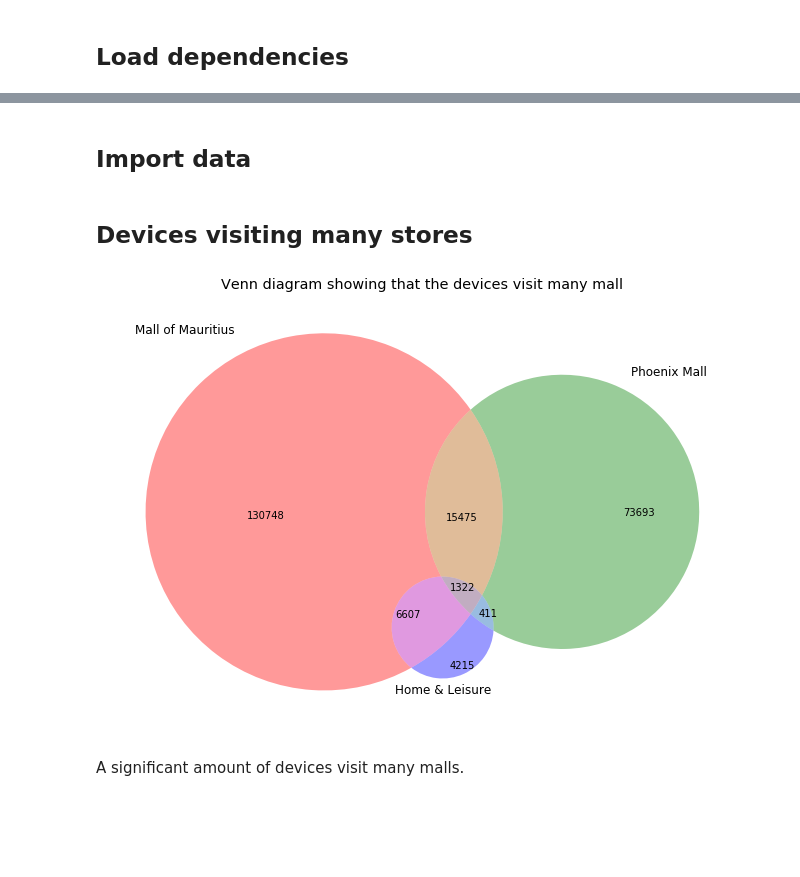
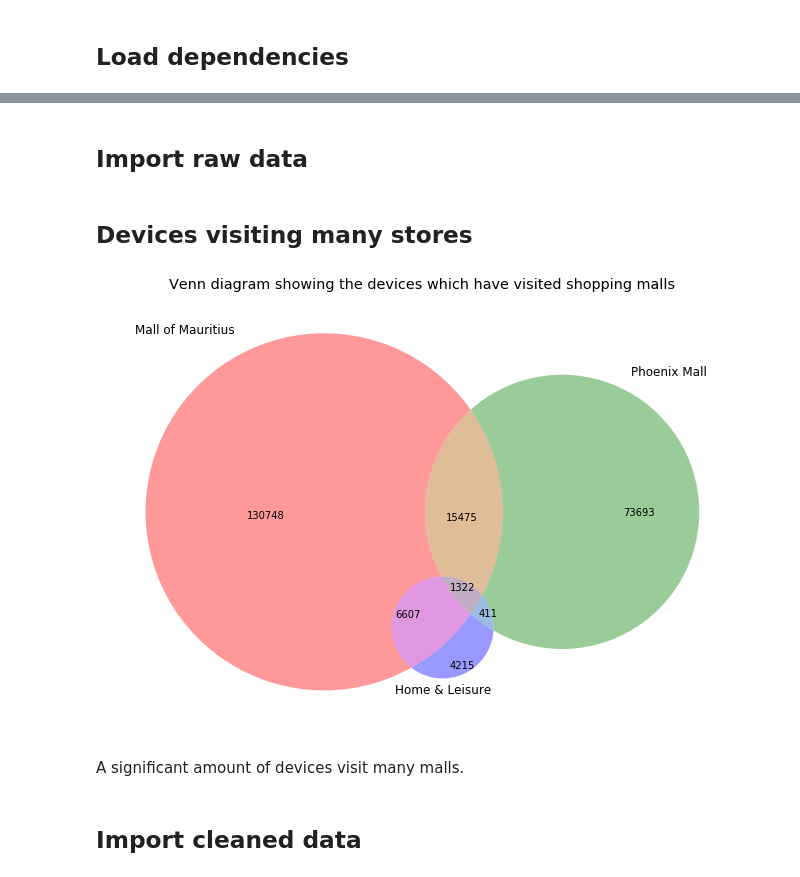
Before and after one commit to Beaulieu318/msci-complexity-project, a Jupyter notebook: msci/analysis/multi_mall_analysis.ipynb, the cells around one changed output, grey strips where cells are left out. Drawn from its saved outputs; the diff is of its cells as text; code cells hidden in the pictures; blank space fills up the shorter version.

```diff
--- a/msci/analysis/multi_mall_analysis.ipynb
+++ b/msci/analysis/multi_mall_analysis.ipynb
@@ -23,33 +26,37 @@ import seaborn as sns
 # %%
 from msci.utils import utils
 # %% [markdown]
-## Import data
+## Import raw data
 # %%
 malls = ['Mall of Mauritius', 'Phoenix Mall', 'Home & Leisure']
 
 mauritius_df = utils.import_signals(malls[0], version=1)
-phoenix_df = utils.import_signals(malls[1], v1=True)
-home_and_leisure_df = utils.import_signals(malls[2], v1=True)
+phoenix_df = utils.import_signals(malls[1], version=1)
+home_and_leisure_df = utils.import_signals(malls[2], version=1)
 # %% [markdown]
 ## Devices visiting many stores
 # %%
 from matplotlib_venn import venn3
 
 fig, (ax1) = plt.subplots(nrows=1, ncols=1, figsize=(20, 8))
 
 set1s = set(mauritius_df.mac_address.tolist())
 set2s = set(phoenix_df.mac_address.tolist())
 set3s = set(home_and_leisure_df.mac_address.tolist())
 
 
 venn3(
     [set1s, set2s, set3s],
     ('Mall of Mauritius', 'Phoenix Mall', 'Home & Leisure'),
     ax=ax1
 )
 
-ax1.set_title('Venn diagram showing that the devices visit many mall');
+ax1.set_title(
+    'Venn diagram showing the devices which have visited shopping malls'
+);
 # %% [output]
-[figure, old version]
+[figure, new version]
 # %% [markdown]
 A significant amount of devices visit many malls.
+# %% [markdown]
+## Import cleaned data
```
Also changed, not shown: parts of 5 cells of this notebook.
